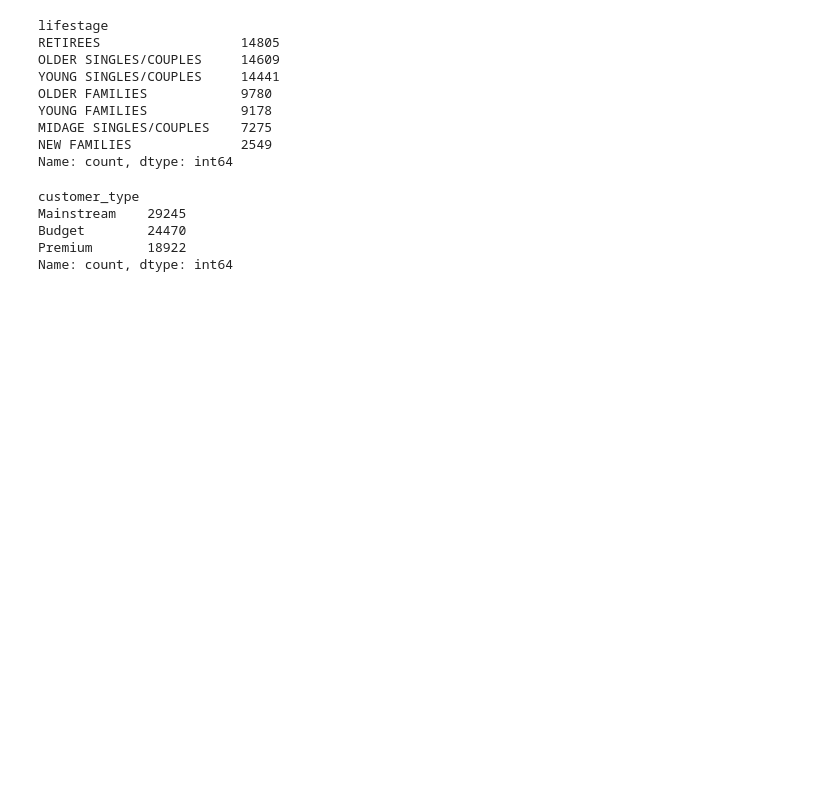
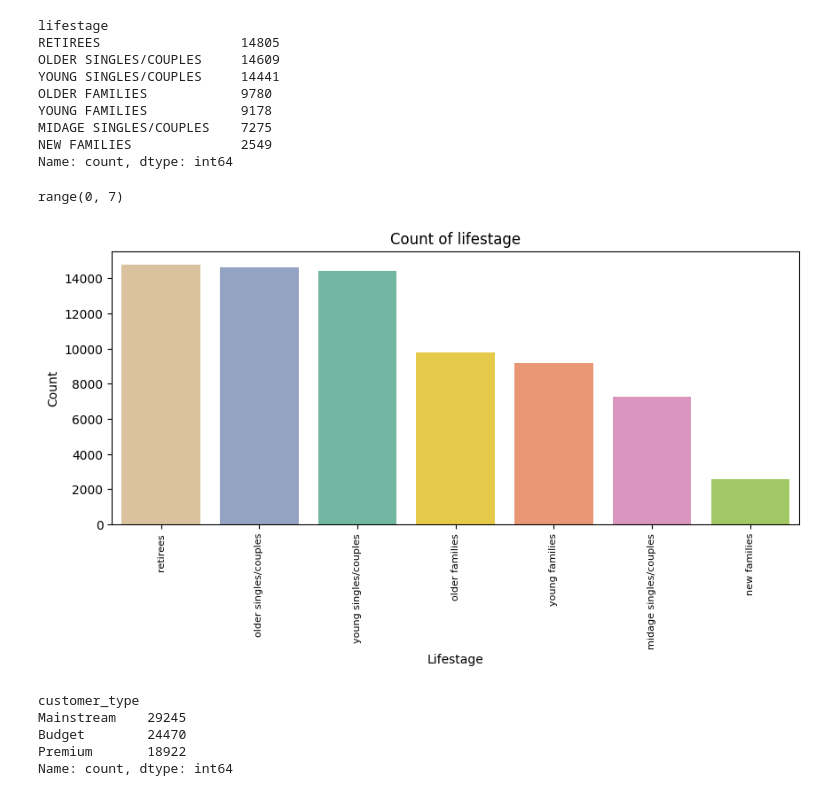
Before and after one commit to 7086600/quantium_project, a Jupyter notebook: quantium.ipynb, the cells around one changed output. Cells and saved outputs as stored; diff of their text form; code cells hidden in the pictures; blank space fills up the shorter version.

Commit message:
creating a countplot for lifestage distribution

```diff
--- a/quantium.ipynb
+++ b/quantium.ipynb
@@ -606,6 +606,28 @@ YOUNG FAMILIES            9178
 MIDAGE SINGLES/COUPLES    7275
 NEW FAMILIES              2549
 Name: count, dtype: int64
+# %%
+range(len(purchase_behaviour['lifestage'].value_counts().index))
+# %% [output]
+range(0, 7)
+# %%
+# creatig a countplot for lifestage distribution
+plt.figure(figsize=(10, 4))
+ax = sns.countplot(
+    data=purchase_behaviour,
+    x='lifestage',
+    hue='lifestage',
+    palette='Set2',
+    order=purchase_behaviour['lifestage'].value_counts().index
+)
+plt.title('Count of lifestage')
+plt.xlabel('Lifestage')
+ax.set_xticks(range(len(purchase_behaviour['lifestage'].value_counts().index)))
+ax.set_xticklabels(purchase_behaviour['lifestage'].value_counts().index, rotation=90, fontsize=8)
+plt.ylabel('Count')
+plt.show()
+# %% [output]
+[figure, added]
 # %%
 # Count of each customer type
 purchase_behaviour['customer_type'].value_counts()
```
